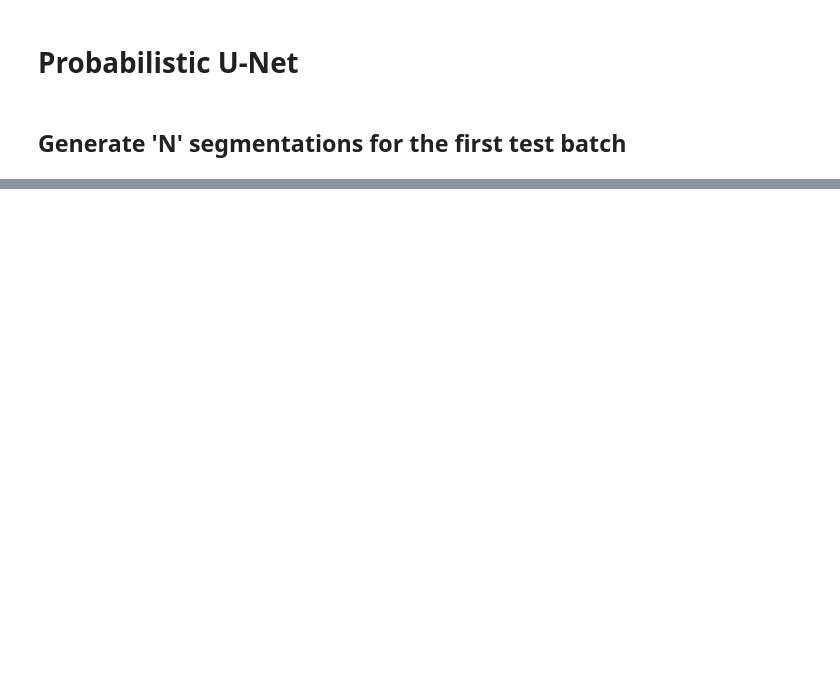
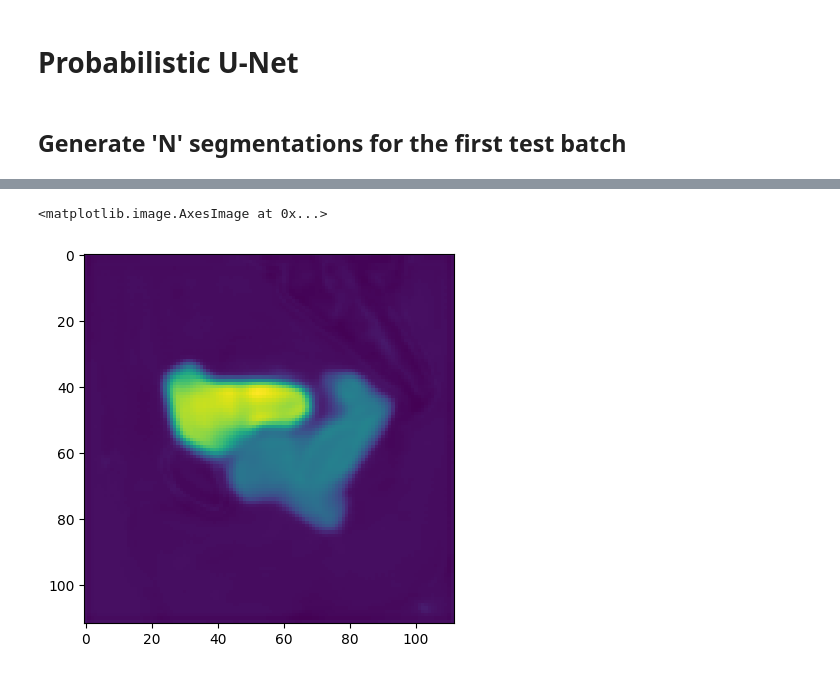
Before and after one commit to BSEL-UC3M/UncertaintyEstimation, a Jupyter notebook: notebooks/Plotter.ipynb, the cells around one changed output, grey strips where cells are left out. Cells and saved outputs as stored; diff of their text form; code cells hidden in the pictures; blank space fills up the shorter version.

```diff
--- a/notebooks/Plotter.ipynb
+++ b/notebooks/Plotter.ipynb
@@ -140,0 +154,5 @@ plt.imshow(uncertainty_map[1][:, :, 56])
+# %%
+plt.imshow(feats.cpu().detach().numpy()[0, 1, :, :, 56])
+# %% [output]
+<matplotlib.image.AxesImage at 0x...>
+[figure, added]
```
Also changed, not shown: parts of 15 cells of this notebook, 5 other files.
